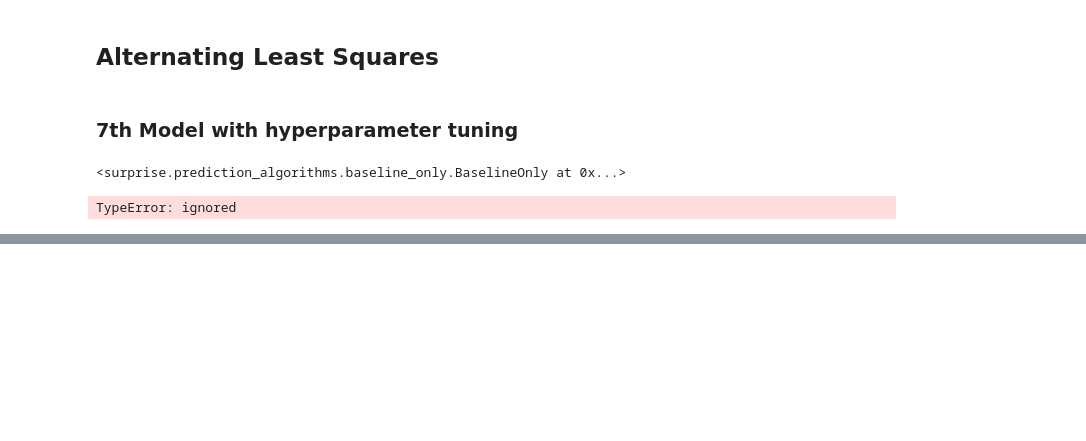
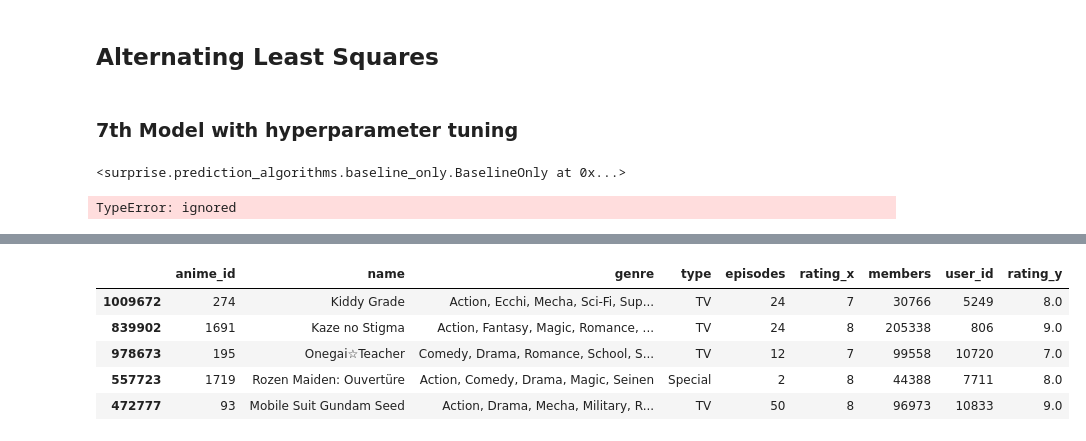
Before and after one commit to anilaq/capstone, a Jupyter notebook: latest.ipynb, the cells around one changed output, grey strips where cells are left out. Drawn from its saved outputs; the diff is of its cells as text; code cells hidden in the pictures; blank space fills up the shorter version.

```diff
--- a/latest.ipynb
+++ b/latest.ipynb
@@ -882,0 +923,9 @@ TypeError: ignored
+# %%
+sample.head()
+# %% [output]
+|  | anime_id | name | genre | type | episodes | rating_x | members | user_id | rating_y |
+| 1009672 | 274 | Kiddy Grade | Action, Ecchi, Mecha, Sci-Fi, Sup... | TV | 24 | 7 | 30766 | 5249 | 8.0 |
+| 839902 | 1691 | Kaze no Stigma | Action, Fantasy, Magic, Romance, ... | TV | 24 | 8 | 205338 | 806 | 9.0 |
+| 978673 | 195 | Onegai☆Teacher | Comedy, Drama, Romance, School, S... | TV | 12 | 7 | 99558 | 10720 | 7.0 |
+| 557723 | 1719 | Rozen Maiden: Ouvertüre | Action, Comedy, Drama, Magic, Seinen | Special | 2 | 8 | 44388 | 7711 | 8.0 |
+| 472777 | 93 | Mobile Suit Gundam Seed | Action, Drama, Mecha, Military, R... | TV | 50 | 8 | 96973 | 10833 | 9.0 |
```
Also changed, not shown: parts of 94 cells of this notebook.
